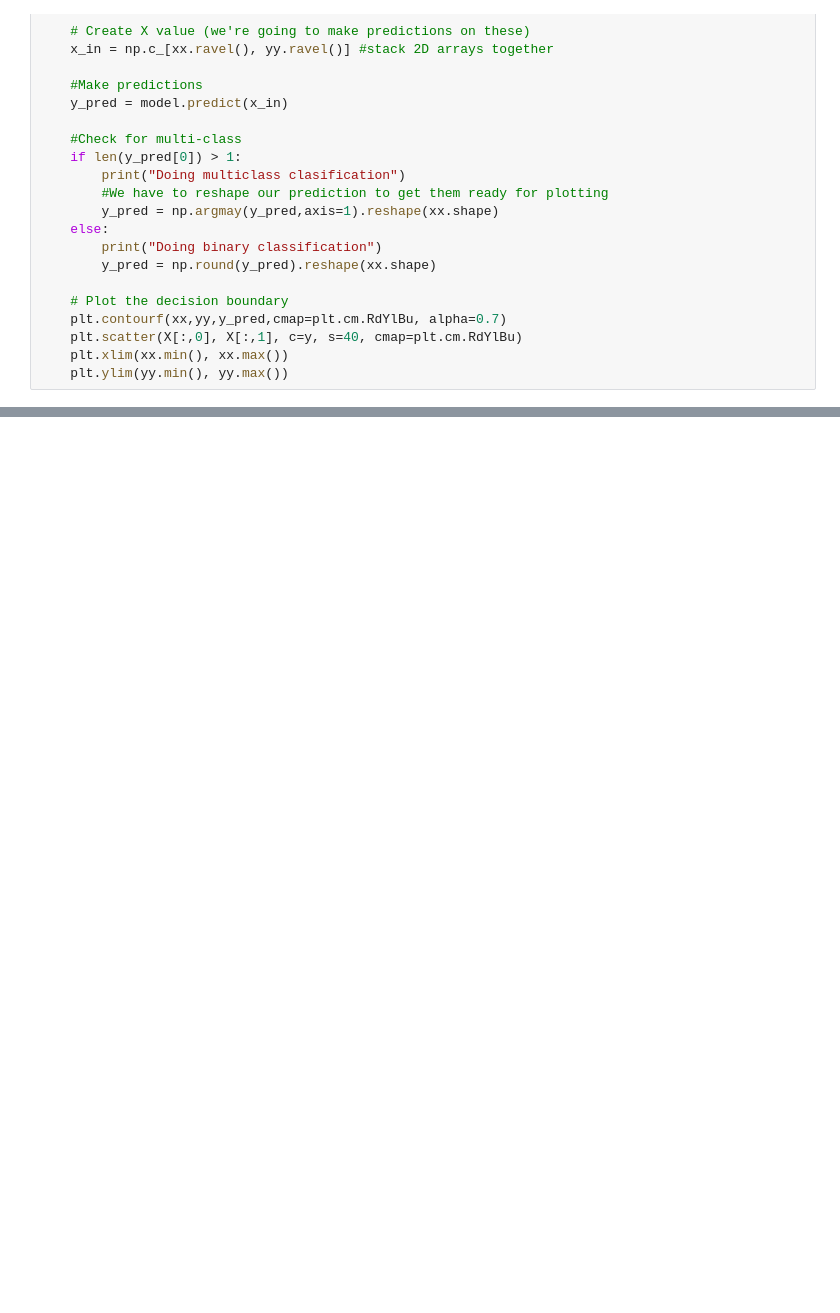
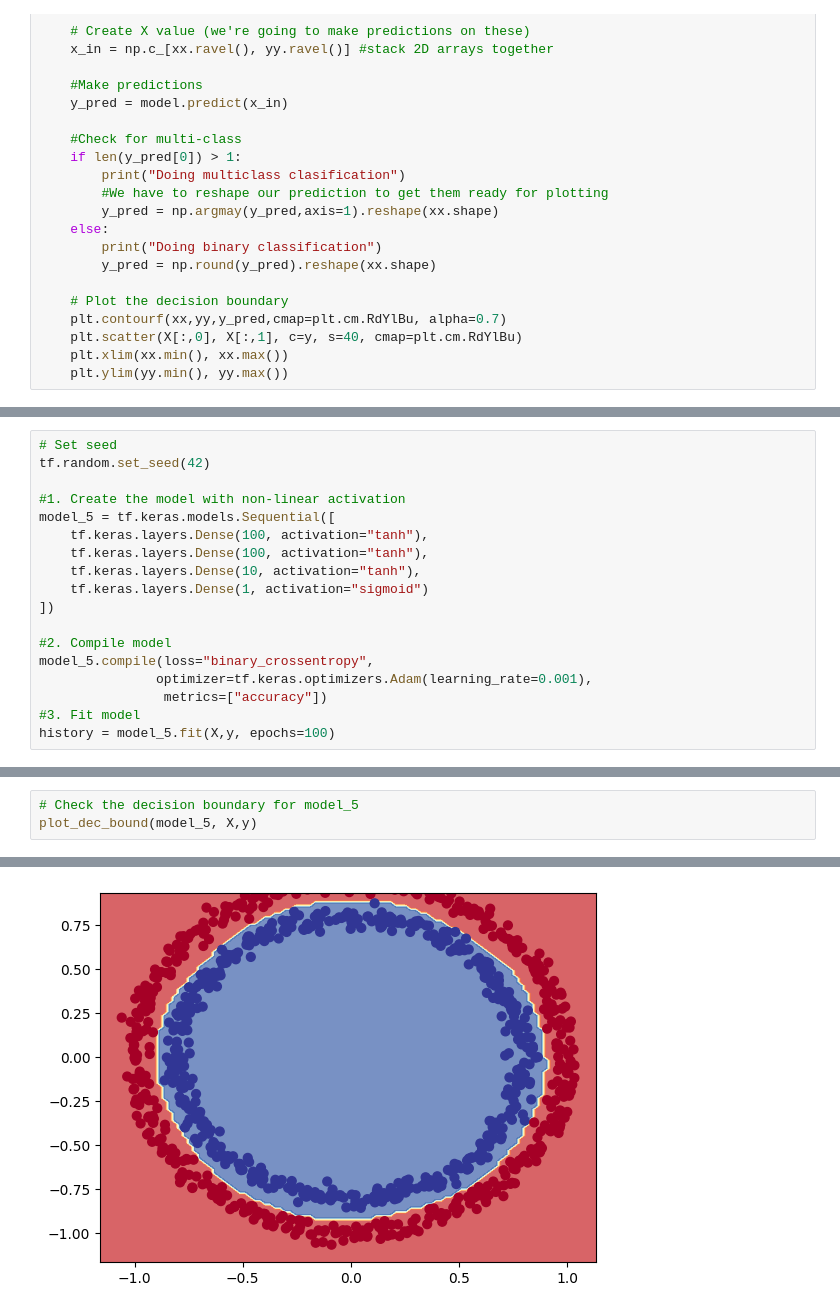
Before and after one commit to Sloppy1999/tf_course, a Jupyter notebook: notebooks/02_classification.ipynb, the cells around one changed output, grey strips where cells are left out. Saved outputs shown, nothing was run; the diff lists cells and outputs as text; blank space fills up the shorter version.

```diff
--- a/notebooks/02_classification.ipynb
+++ b/notebooks/02_classification.ipynb
@@ -242,0 +275,18 @@ Doing binary classification
+# %%
+# Set seed
+tf.random.set_seed(42)
+
+#1. Create the model with non-linear activation
+model_5 = tf.keras.models.Sequential([
+    tf.keras.layers.Dense(100, activation="tanh"),
+    tf.keras.layers.Dense(100, activation="tanh"),
+    tf.keras.layers.Dense(10, activation="tanh"),
+    tf.keras.layers.Dense(1, activation="sigmoid")
+])
+
+#2. Compile model
+model_5.compile(loss="binary_crossentropy",
+               optimizer=tf.keras.optimizers.Adam(learning_rate=0.001),
+                metrics=["accuracy"])
+#3. Fit model
+history = model_5.fit(X,y, epochs=100)
@@ -242,0 +311,4 @@ Doing binary classification
+# %%
+# Check the decision boundary for model_5
+plot_dec_bound(model_5, X,y)
+# %% [output]
@@ -242,0 +317 @@ Doing binary classification
+[figure, added]
```
Also changed, not shown: parts of 19 cells of this notebook.
